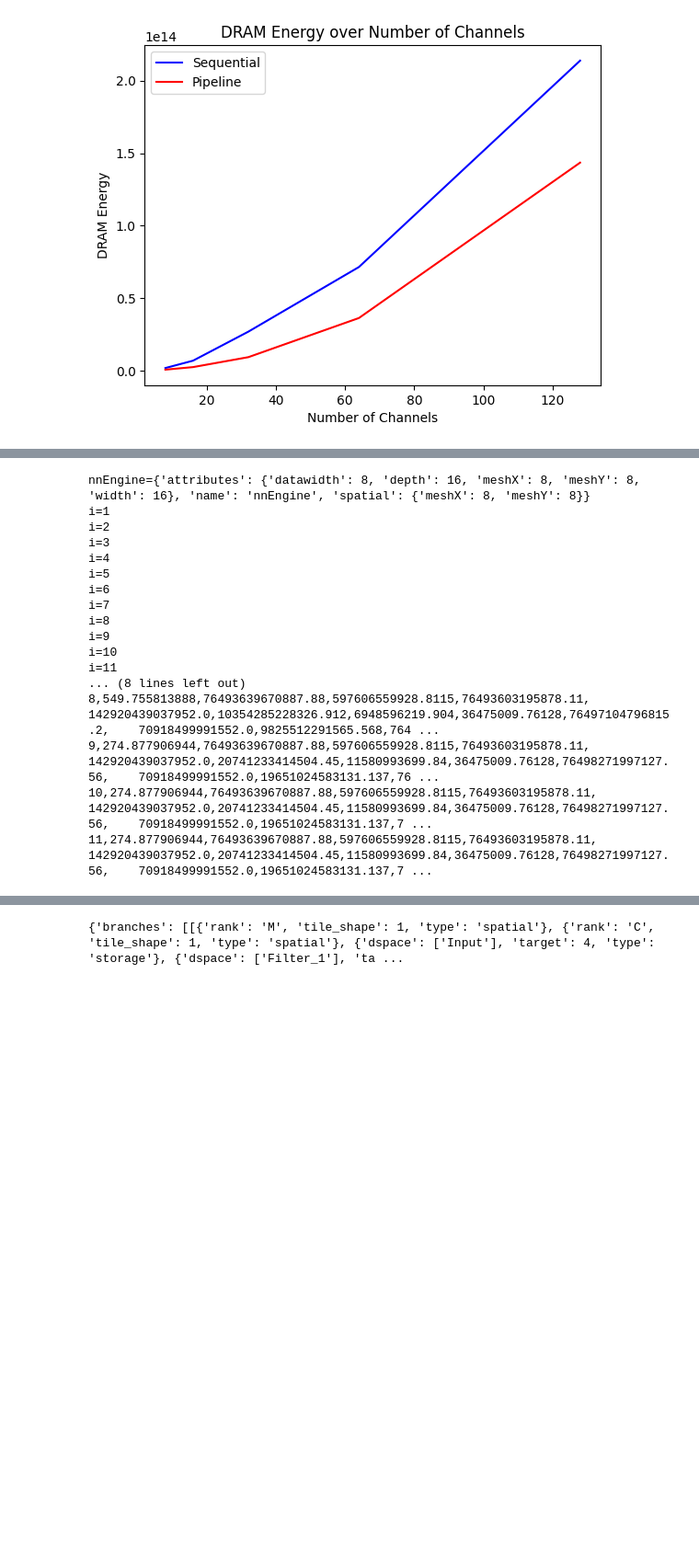
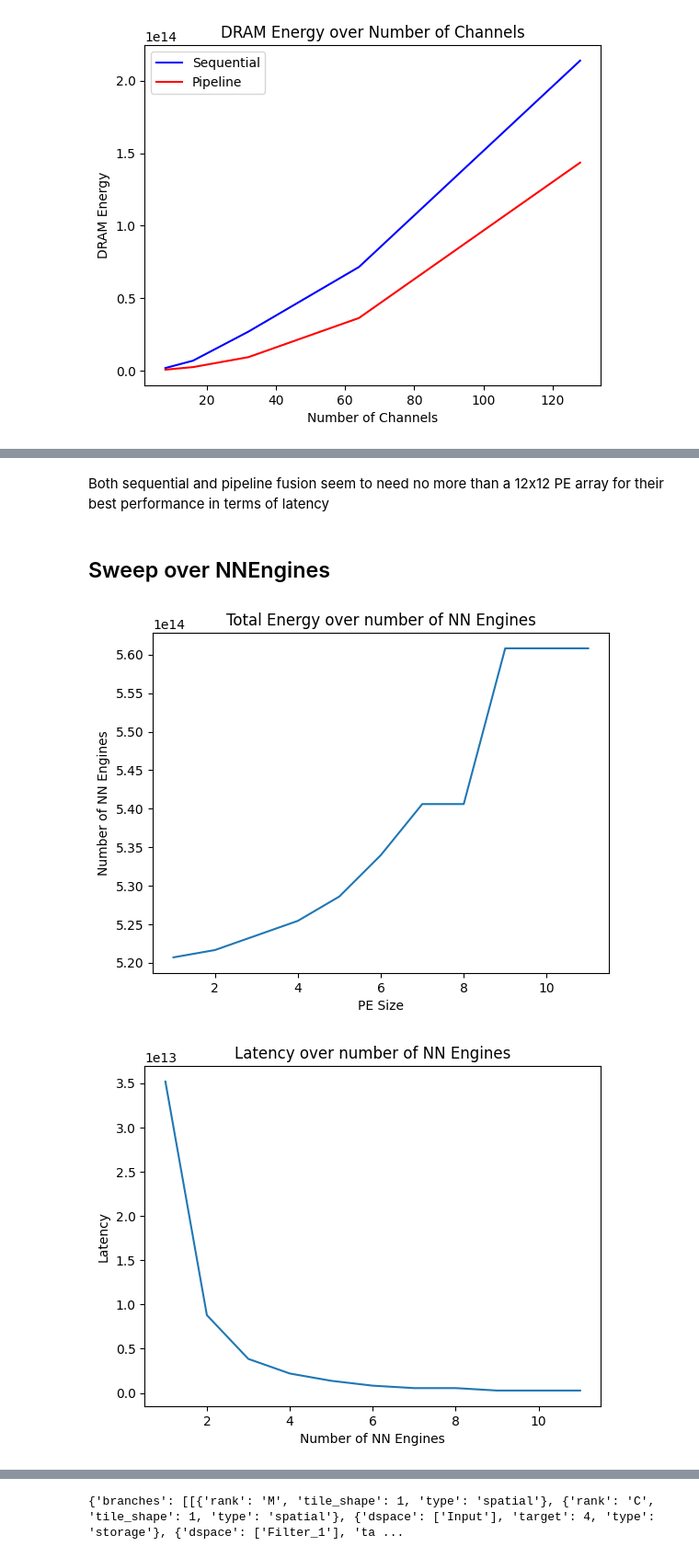
Before and after one commit to YouryMoise/6.5930FinalProject, a Jupyter notebook: workspace/notebook/notebook.ipynb, the cells around one changed output, grey strips where cells are left out. Shown: that part at 92% size. Cells and saved outputs as stored; diff of their text form; code cells hidden in the pictures; blank space fills up the shorter version.

```diff
--- a/workspace/notebook/notebook.ipynb
+++ b/workspace/notebook/notebook.ipynb
@@ -576,3 +588,7 @@ PE_SIZE, latency, input_r, weights_r, output_r, dram_r, intbuffer_r, input_w, we
+# %% [markdown]
+Both sequential and pipeline fusion seem to need no more than a 12x12 PE array for their best performance in terms of latency
+# %% [markdown]
+## Sweep over NNEngines
 # %%
 ### with CONV files, but for NNEngines (sequential)
 from util import *
@@ -665,7 +681,7 @@ for key in architecture_file["architecture"]["nodes"]:
     if key['name'] == 'nnEngine':
         nnEngine = key
         break
-print(f"{nnEngine=}")
+# print(f"{nnEngine=}")
 
 
 # # print(PE)
@@ -684,9 +700,13 @@ print(f"{nnEngine=}")
 # print(f"{branches[0][2]=}")
 # print(f"{branches[1][1]=}")
 
-final_string = "nnEngine_Size, latency, input_r, weights_r, output_r, dram_r, intbuffer_r, input_w, weights_w, output_w, dram_w, intbuffer_w, output_compute\n"
+# final_string = "nnEngine_Size, latency, input_r, weights_r, output_r, dram_r, intbuffer_r, input_w, weights_w, output_w, dram_w, intbuffer_w, output_compute\n"
+x_array_nn = []
+y_energy_array_sequential = []
+y_latency_array_sequential = []
 for i in range(1, 12):
-    print(f"{i=}")
+    x_array_nn.append(i)
+    # print(f"{i=}")
     nnEngine['spatial']['meshX'] = i
     nnEngine['spatial']['meshY'] = i
     nnEngine['attributes']['meshX'] = i
@@ -694,63 +714,48 @@ for i in range(1, 12):
 
     c2_tile_shape= 32
     c_tile_shape = tile_shape = int(128/ (0.5 * numPEs**2) if pipelined else 128/ i**2)
     m2_tile_shape = tile_shape = int(128/ (0.5 * numPEs**2) if pipelined else 128/ i**2)
     # print(c_tile_shape, m2_tile_shape)
 
     conv_mapping_file["mapping"]["nodes"][1]['tile_shape'] = c2_tile_shape
     branches[0][2]['tile_shape'] = c_tile_shape
     branches[1][0]['tile_shape'] = m2_tile_shape
     # print(conv_mapping_file)
 
     with open('../configs/architecture.yaml', 'w') as file:
         yaml.dump(architecture_file, file, default_flow_style=False)
 
     with open('../configs/conv_mapping_sequential.yaml', 'w') as file:
         yaml.dump(conv_mapping_file, file, default_flow_style=False)
 
 
     stats = run_looptree(
         CONFIG_DIR,
         # ['architecture.yaml', 'two_fc.workload.yaml', 'layer-by-layer.mapping.yaml'],
         ['architecture.yaml', 'conv_workload.yaml','conv_mapping_sequential.yaml'],
         TMP_DIR,
         bindings,
         call_accelergy=True
     )
     en = stats.energy
-    final_string += f"{i},{stats.latency/1e9},{en[('input_reg', 'read')]},{en[('weights_reg', 'read')]},{en[('output_reg', 'read')]},\
-    {en[('MainMemory', 'read')]},{en[('IntermediateBuffer', 'read')]},{en[('input_reg', 'write')]},{en[('weights_reg', 'write')]},{en[('output_reg', 'write')]},\
-    {en[('MainMemory', 'write')]},{en[('IntermediateBuffer', 'write')]},{en[('output_reg', 'compute')]}\n"
-# replace {0} with {en[('IntermediateBuffer', 'read')]} if bringing back intbuffer
-# same for intbuffer write
-import csv
+    total_energy = sum(en[key] for key in en)
+    y_energy_array_sequential.append(total_energy)
+    y_latency_array_sequential.append(stats.latency)
 
-# string_data = "Name,Age,City\nJohn,30,New York\nAlice,25,London\nBob,35,Paris"
+plt.plot(x_array_nn, y_energy_array_sequential)
+plt.xlabel("Number of NN Engines")
+plt.ylabel("Total Energy")
+plt.title("Total Energy over number of NN Engines")
+plt.show()
 
-with open('nnEngineTestSequentialConv.csv', 'w', newline='\n') as csvfile:
-    writer = csv.writer(csvfile)
-    for row in final_string.splitlines():
-        writer.writerow(row.split(','))
-
-print(final_string)
+plt.plot(x_array_nn, y_latency_array_sequential)
+plt.xlabel("Number of NN Engines")
+plt.ylabel("Latency")
+plt.title("Latency over number of NN Engines")
+plt.show()
 # %% [output]
-nnEngine={'attributes': {'datawidth': 8, 'depth': 16, 'meshX': 8, 'meshY': 8, 'width': 16}, 'name': 'nnEngine', 'spatial': {'meshX': 8, 'meshY': 8}}
-i=1
-i=2
-i=3
-i=4
-i=5
-i=6
-i=7
-i=8
-i=9
-i=10
-i=11
-... (8 lines left out)
-8,549.755813888,76493639670887.88,597606559928.8115,76493603195878.11,    142920439037952.0,10354285228326.912,6948596219.904,36475009.76128,76497104796815.2,    70918499991552.0,9825512291565.568,764 ...
-9,274.877906944,76493639670887.88,597606559928.8115,76493603195878.11,    142920439037952.0,20741233414504.45,11580993699.84,36475009.76128,76498271997127.56,    70918499991552.0,19651024583131.137,76 ...
-10,274.877906944,76493639670887.88,597606559928.8115,76493603195878.11,    142920439037952.0,20741233414504.45,11580993699.84,36475009.76128,76498271997127.56,    70918499991552.0,19651024583131.137,7 ...
-11,274.877906944,76493639670887.88,597606559928.8115,76493603195878.11,    142920439037952.0,20741233414504.45,11580993699.84,36475009.76128,76498271997127.56,    70918499991552.0,19651024583131.137,7 ...
+[figure, added]
+[figure, added]
 # %%
 ### with CONV files, but for NNEngines (pipeline)
 from util import *
```
Also changed, not shown: parts of 13 cells of this notebook, 2 other files.
